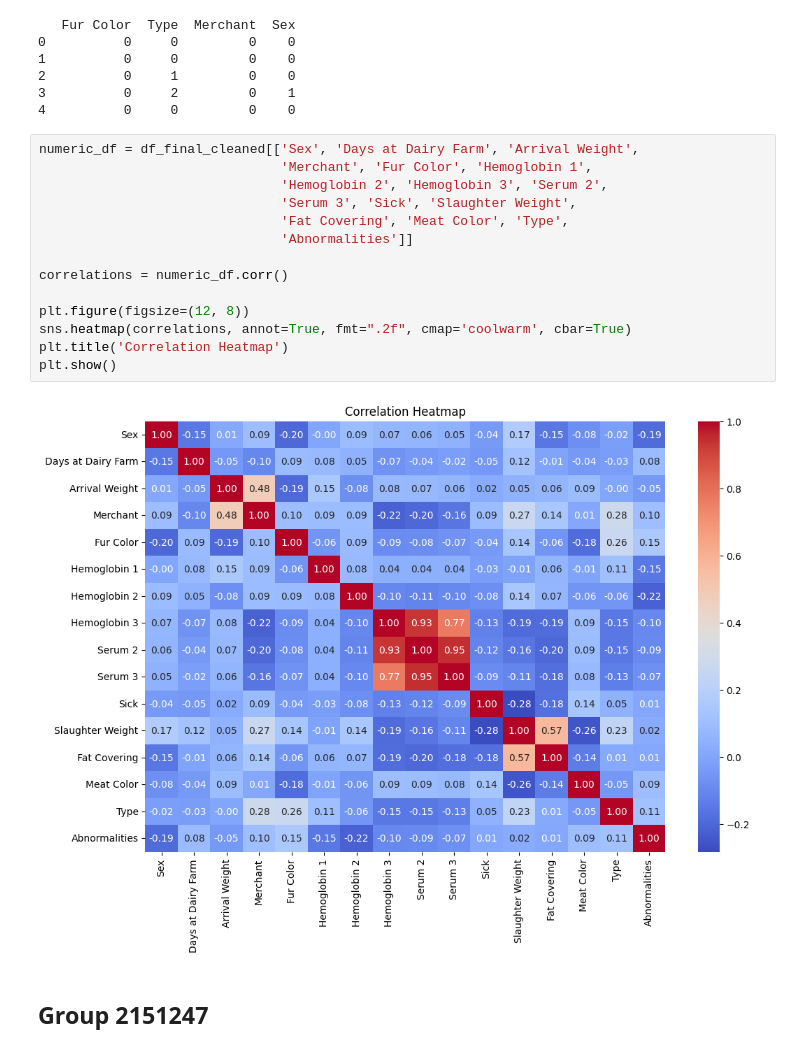
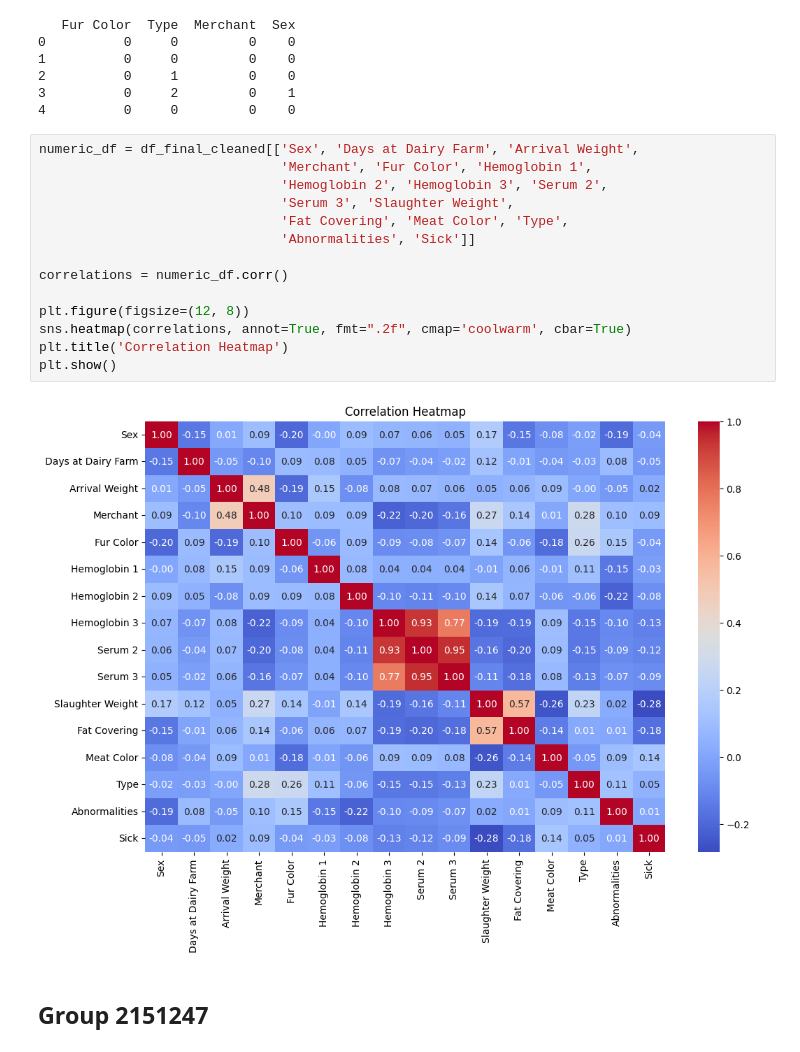
Before and after one commit to AI-Farming-Thewi/cows_analysis, a Jupyter notebook: Farms analysis.ipynb, the cells around one changed output. Saved outputs shown, nothing was run; the diff lists cells and outputs as text.

```diff
--- a/Farms analysis.ipynb
+++ b/Farms analysis.ipynb
@@ -2181,19 +2197,19 @@ print(df_final_cleaned[['Fur Color', 'Type', 'Merchant', 'Sex']].head(5))
 # %%
 numeric_df = df_final_cleaned[['Sex', 'Days at Dairy Farm', 'Arrival Weight',
                                'Merchant', 'Fur Color', 'Hemoglobin 1',
                                'Hemoglobin 2', 'Hemoglobin 3', 'Serum 2',
-                               'Serum 3', 'Sick', 'Slaughter Weight',
+                               'Serum 3', 'Slaughter Weight',
                                'Fat Covering', 'Meat Color', 'Type',
-                               'Abnormalities']]
+                               'Abnormalities', 'Sick']]
 
 correlations = numeric_df.corr()
 
 plt.figure(figsize=(12, 8))
 sns.heatmap(correlations, annot=True, fmt=".2f", cmap='coolwarm', cbar=True)
 plt.title('Correlation Heatmap')
 plt.show()
 # %% [output]
-[figure, old version]
+[figure, new version]
 # %% [markdown]
 ## Group 2151247
 # %% [markdown]
```
Also changed, not shown: parts of 18 cells of this notebook.
